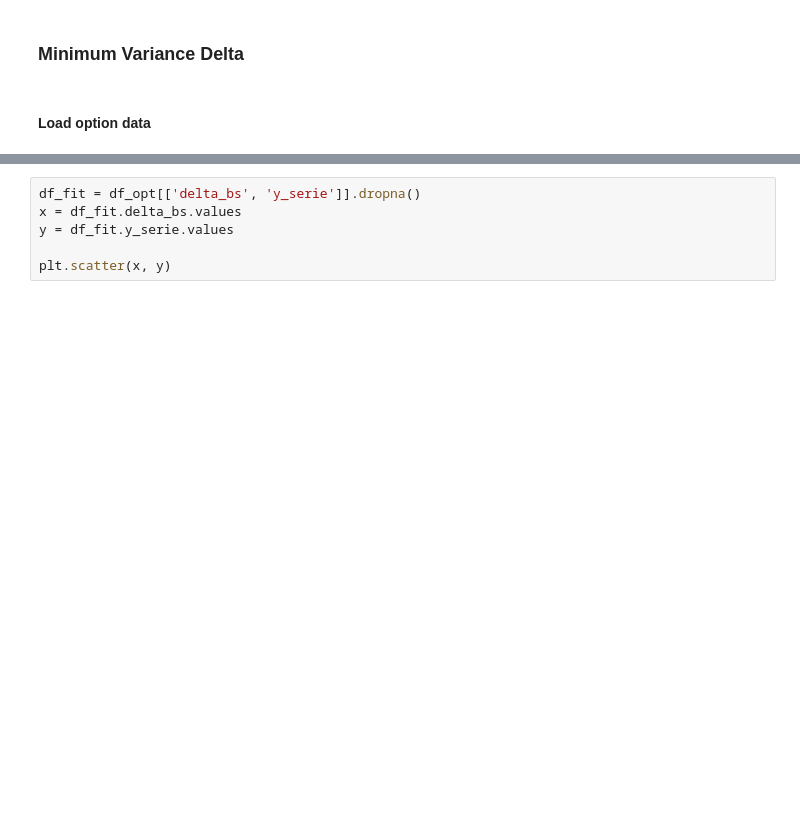
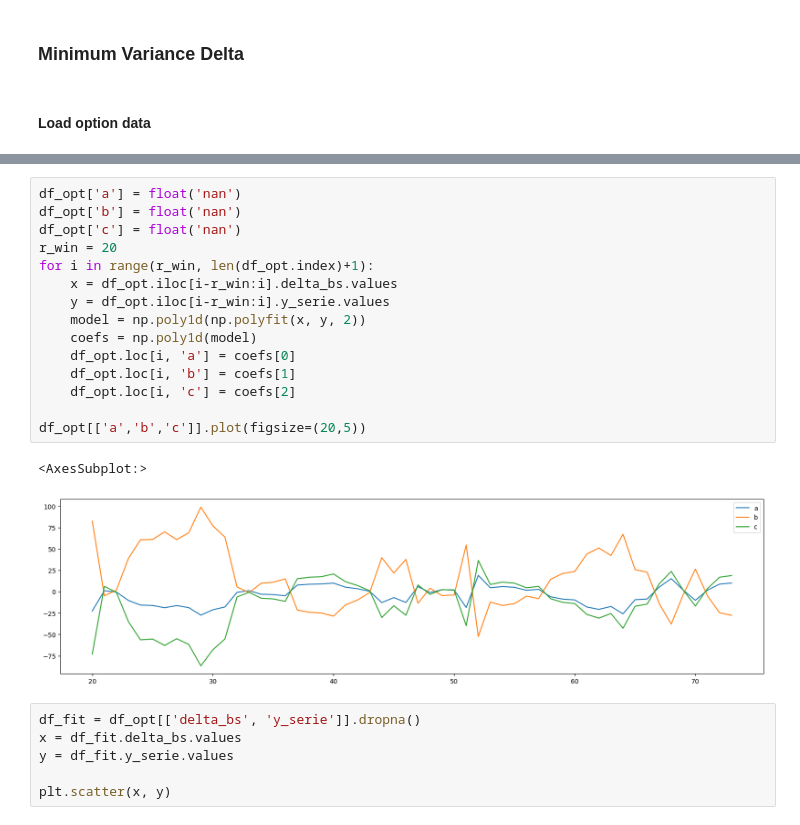
Before and after one commit to fbristotti/cqf, a Jupyter notebook: final/final.ipynb, the cells around one changed output, grey strips where cells are left out. Saved outputs shown, nothing was run; the diff lists cells and outputs as text; blank space fills up the shorter version.

```diff
--- a/final/final.ipynb
+++ b/final/final.ipynb
@@ -654,3 +648,21 @@ df_opt
+# %%
+df_opt['a'] = float('nan')
+df_opt['b'] = float('nan')
+df_opt['c'] = float('nan')
+r_win = 20
+for i in range(r_win, len(df_opt.index)+1):
+    x = df_opt.iloc[i-r_win:i].delta_bs.values
+    y = df_opt.iloc[i-r_win:i].y_serie.values
+    model = np.poly1d(np.polyfit(x, y, 2))
+    coefs = np.poly1d(model)
+    df_opt.loc[i, 'a'] = coefs[0]
+    df_opt.loc[i, 'b'] = coefs[1]
+    df_opt.loc[i, 'c'] = coefs[2]
+
+df_opt[['a','b','c']].plot(figsize=(20,5))
+# %% [output]
+<AxesSubplot:>
+[figure, added]
 # %%
 df_fit = df_opt[['delta_bs', 'y_serie']].dropna()
 x = df_fit.delta_bs.values
```
Also changed, not shown: parts of 2 cells of this notebook, 1 other file.
